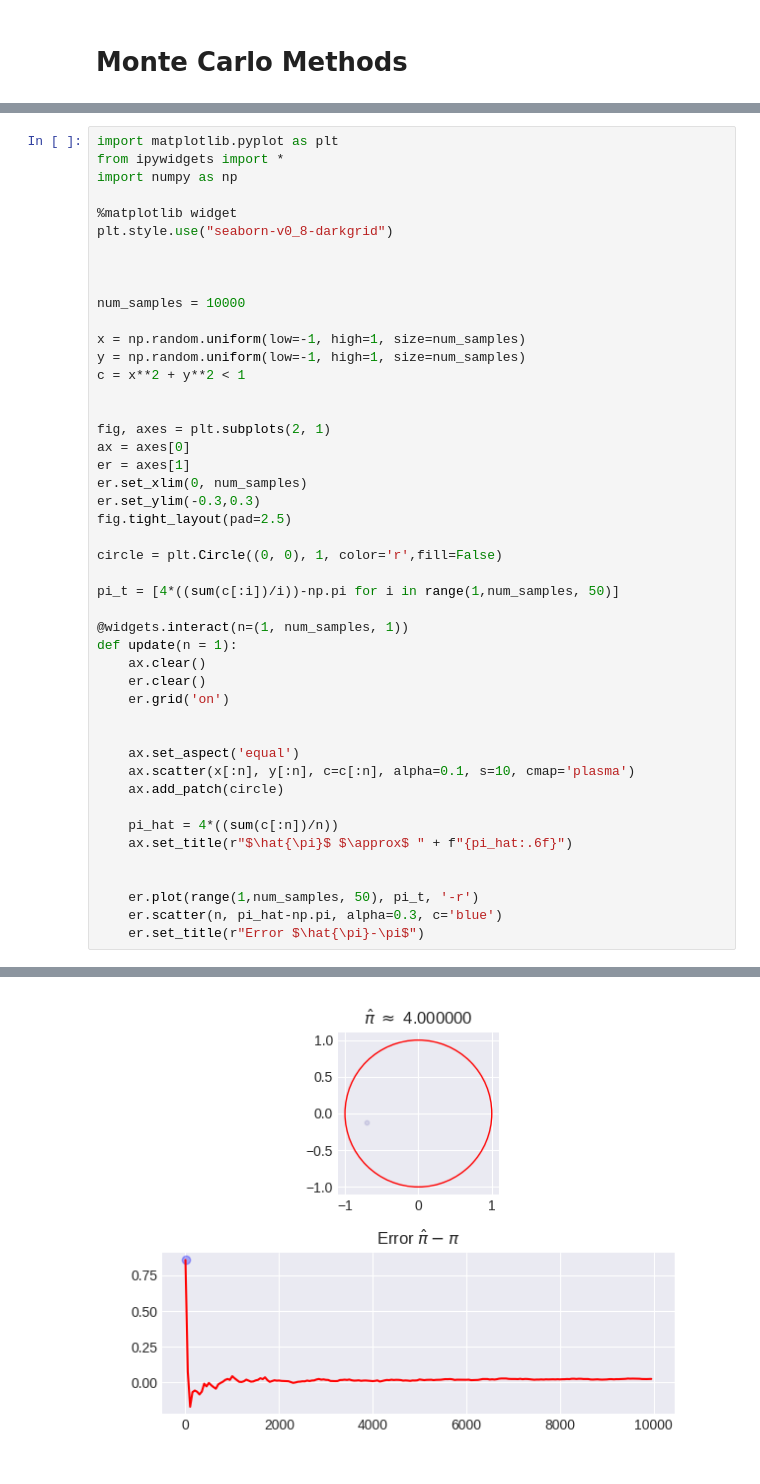
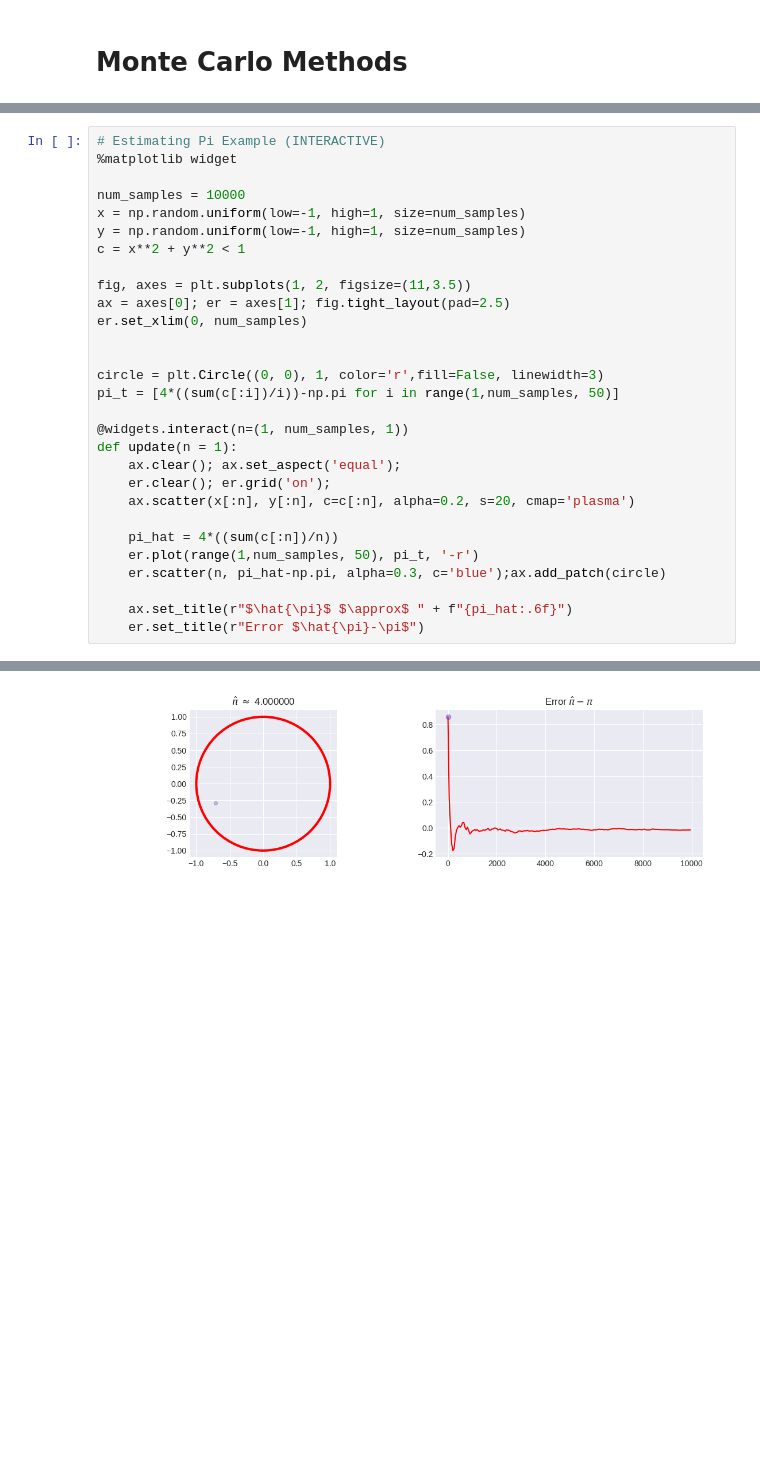
Before and after one commit to f-ilic/cib_seminar, a Jupyter notebook: overview.ipynb, the cells around one changed output, grey strips where cells are left out. Drawn from its saved outputs; the diff is of its cells as text; blank space fills up the shorter version.

```diff
--- a/overview.ipynb
+++ b/overview.ipynb
@@ -15,49 +22,32 @@ $P(X) = \frac{A_O}{A_\square} = \frac{\pi}{4}$
 # %%
-import matplotlib.pyplot as plt
-from ipywidgets import *
-import numpy as np
-
+# Estimating Pi Example (INTERACTIVE)
 %matplotlib widget
-plt.style.use("seaborn-v0_8-darkgrid")
-
-
 
 num_samples = 10000
-
 x = np.random.uniform(low=-1, high=1, size=num_samples)
 y = np.random.uniform(low=-1, high=1, size=num_samples)
 c = x**2 + y**2 < 1
 
+fig, axes = plt.subplots(1, 2, figsize=(11,3.5))
+ax = axes[0]; er = axes[1]; fig.tight_layout(pad=2.5)
+er.set_xlim(0, num_samples)
 
-fig, axes = plt.subplots(2, 1)
-ax = axes[0]
-er = axes[1]
-er.set_xlim(0, num_samples)
-er.set_ylim(-0.3,0.3)
-fig.tight_layout(pad=2.5)
 
-circle = plt.Circle((0, 0), 1, color='r',fill=False)
-
+circle = plt.Circle((0, 0), 1, color='r',fill=False, linewidth=3)
 pi_t = [4*((sum(c[:i])/i))-np.pi for i in range(1,num_samples, 50)]
 
 @widgets.interact(n=(1, num_samples, 1))
 def update(n = 1):
-    ax.clear()
-    er.clear()
-    er.grid('on')
-
-
-    ax.set_aspect('equal')
-    ax.scatter(x[:n], y[:n], c=c[:n], alpha=0.1, s=10, cmap='plasma')
-    ax.add_patch(circle)
+    ax.clear(); ax.set_aspect('equal');
+    er.clear(); er.grid('on');
+    ax.scatter(x[:n], y[:n], c=c[:n], alpha=0.2, s=20, cmap='plasma')
 
     pi_hat = 4*((sum(c[:n])/n))
+    er.plot(range(1,num_samples, 50), pi_t, '-r')
+    er.scatter(n, pi_hat-np.pi, alpha=0.3, c='blue');ax.add_patch(circle)
+
     ax.set_title(r"$\hat{\pi}$ $\approx$ " + f"{pi_hat:.6f}")
-
-
-    er.plot(range(1,num_samples, 50), pi_t, '-r')
-    er.scatter(n, pi_hat-np.pi, alpha=0.3, c='blue')
     er.set_title(r"Error $\hat{\pi}-\pi$")
 # %% [output]
 interactive(children=(IntSlider(value=1, description='n', max=10000, min=1), Output()), _dom_classes=('widget-…
-[figure, old version]
+[figure, new version]
```
Also changed, not shown: parts of 9 cells of this notebook.
